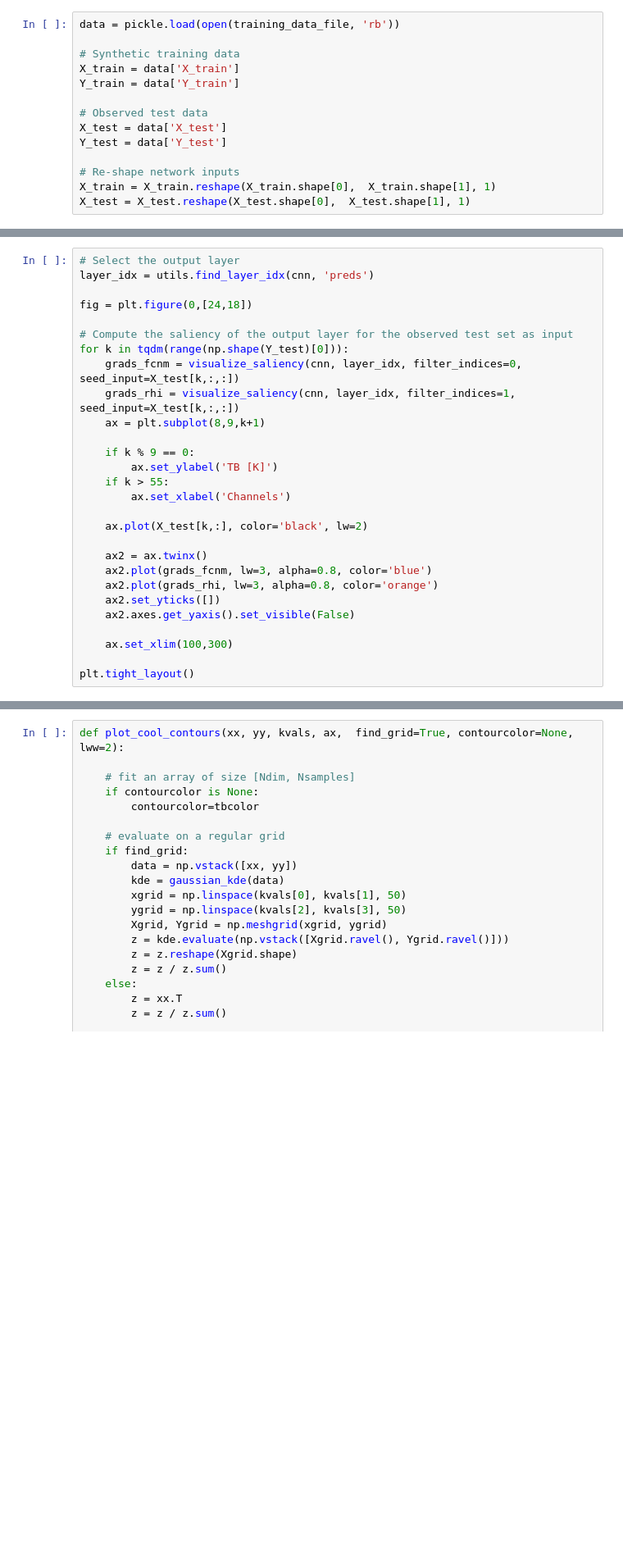
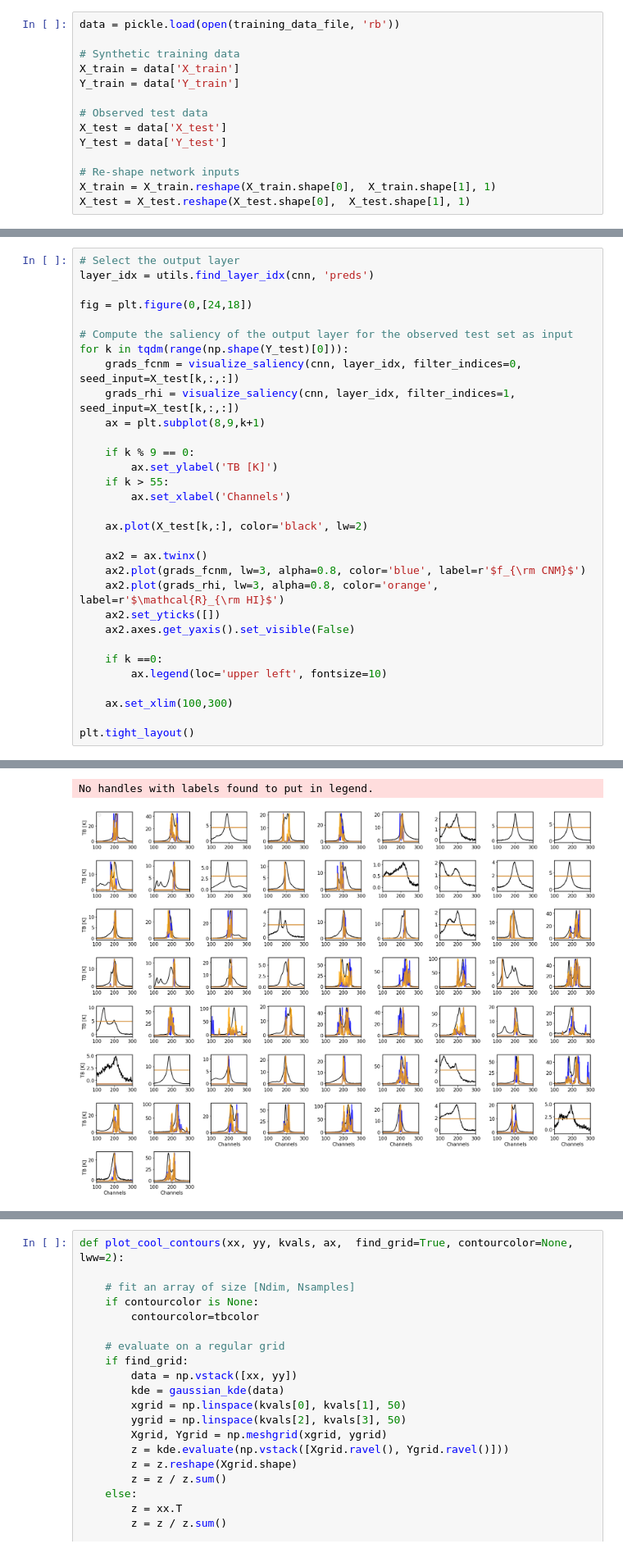
Before and after one commit to cmurray-astro/CNN_forthe_CNM, a Jupyter notebook: MPK20_analysis.ipynb, the cells around one changed output, grey strips where cells are left out. Shown at 82% size. Cells and saved outputs as stored; diff of their text form; blank space fills up the shorter version.

```diff
--- a/MPK20_analysis.ipynb
+++ b/MPK20_analysis.ipynb
@@ -180,11 +262,15 @@ for k in tqdm(range(np.shape(Y_test)[0])):
     ax.plot(X_test[k,:], color='black', lw=2)
 
     ax2 = ax.twinx()
-    ax2.plot(grads_fcnm, lw=3, alpha=0.8, color='blue')
-    ax2.plot(grads_rhi, lw=3, alpha=0.8, color='orange')
+    ax2.plot(grads_fcnm, lw=3, alpha=0.8, color='blue', label=r'$f_{\rm CNM}$')
+    ax2.plot(grads_rhi, lw=3, alpha=0.8, color='orange', label=r'$\mathcal{R}_{\rm HI}$')
     ax2.set_yticks([])
     ax2.axes.get_yaxis().set_visible(False)
+
+    if k ==0:
+        ax.legend(loc='upper left', fontsize=10)
 
     ax.set_xlim(100,300)
 
 plt.tight_layout()
+# %% [output]
@@ -190,0 +278,2 @@ plt.tight_layout()
+No handles with labels found to put in legend.
+[figure, added]
```
Also changed, not shown: parts of 38 cells of this notebook.
